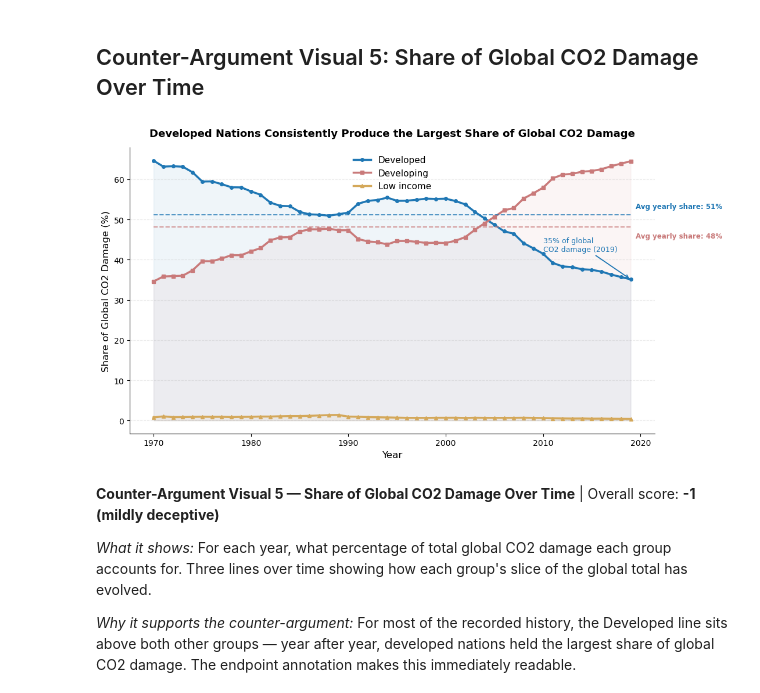
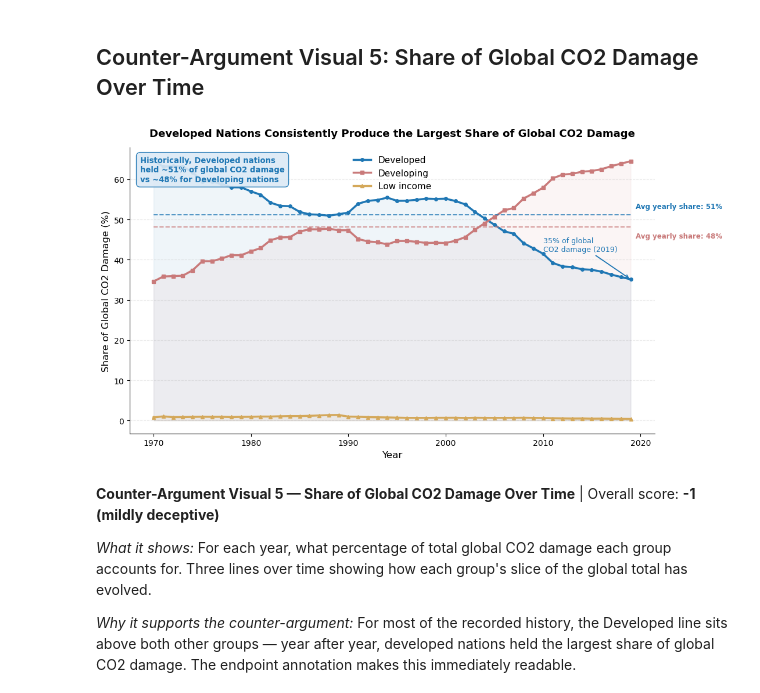
Before and after one commit to matthewviray/dsc106-proj2, a Jupyter notebook: project_2_outline.ipynb, the cells around one changed output. Saved outputs shown, nothing was run; the diff lists cells and outputs as text; code cells hidden in the pictures.

```diff
--- a/project_2_outline.ipynb
+++ b/project_2_outline.ipynb
@@ -691,7 +706,6 @@ df_c[abs_col] = pd.to_numeric(df_c[abs_col], errors='coerce')
 df_c = df_c.dropna(subset=['Year', 'DevelopmentStatus', abs_col])
 df_c['Year'] = df_c['Year'].astype(int)
 
-# For each year: sum CO2 damage per group → express as % of that year's global total
 yearly_totals = df_c.groupby(['Year', 'DevelopmentStatus'])[abs_col].sum().reset_index()
 yearly_global = yearly_totals.groupby('Year')[abs_col].sum().rename('global_total')
 yearly_totals  = yearly_totals.join(yearly_global, on='Year')
@@ -714,42 +728,49 @@ for group in ['Developed', 'Developing', 'Low income']:
                 label=group, color=color_map[group])
         ax.fill_between(y.index, y, alpha=0.07, color=color_map[group])
 
-# Avg yearly share lines — Developed label above, Developing label below to prevent overlap
 label_side = {'Developed': ('bottom', +1.2), 'Developing': ('top', -1.2)}
-
 for group in ['Developed', 'Developing']:
     if group in pivot.columns:
         avg     = pivot[group].dropna().mean()
         x_start = pivot[group].dropna().index[0]
         x_end   = pivot[group].dropna().index[-1]
         va, y_offset = label_side[group]
         ax.hlines(avg, x_start, x_end,
                   color=color_map[group], linewidth=1.4, linestyle='--', alpha=0.75)
         ax.text(x_end + 0.5, avg + y_offset,
                 f'Avg yearly share: {avg:.0f}%',
                 va=va, fontsize=8.5, color=color_map[group], fontweight='bold')
 
-# Endpoint annotation on Developed line
 last_year = pivot['Developed'].dropna().index[-1]
 last_val  = pivot['Developed'].dropna().iloc[-1]
 ax.annotate(f'{last_val:.0f}% of global\nCO2 damage ({last_year})',
             xy=(last_year, last_val),
             xytext=(last_year - 9, last_val + 7),
             fontsize=9, color=color_map['Developed'],
             arrowprops=dict(arrowstyle='->', color=color_map['Developed'], lw=1.3))
+
+# Insight bubble — note on historical dominance
+dev_avg = pivot['Developed'].dropna().mean()
+dvp_avg = pivot['Developing'].dropna().mean()
+ax.text(0.02, 0.97,
+        f'Historically, Developed nations\nheld ~{dev_avg:.0f}% of global CO2 damage\nvs ~{dvp_avg:.0f}% for Developing nations',
+        transform=ax.transAxes, fontsize=9.5, va='top', ha='left',
+        color='#1f77b4', fontweight='bold',
+        bbox=dict(boxstyle='round,pad=0.5', facecolor='#dce9f5',
+                  edgecolor='#1f77b4', alpha=0.9))
 
 ax.set_xlabel('Year', fontsize=12)
 ax.set_ylabel('Share of Global CO2 Damage (%)', fontsize=12)
 ax.set_title('Developed Nations Consistently Produce the Largest Share of Global CO2 Damage',
              fontsize=13, fontweight='bold', pad=14)
 ax.spines[['top', 'right']].set_visible(False)
 ax.tick_params(axis='both', labelsize=10)
 ax.grid(axis='y', alpha=0.25, linestyle='--')
 ax.legend(fontsize=11, frameon=False)
 plt.tight_layout()
 plt.show()
 # %% [output]
-[figure, old version]
+[figure, new version]
 # %% [markdown]
 **Counter-Argument Visual 5 — Share of Global CO2 Damage Over Time** | Overall score: **-1 (mildly deceptive)**
 
```
Also changed, not shown: parts of 9 cells of this notebook.
